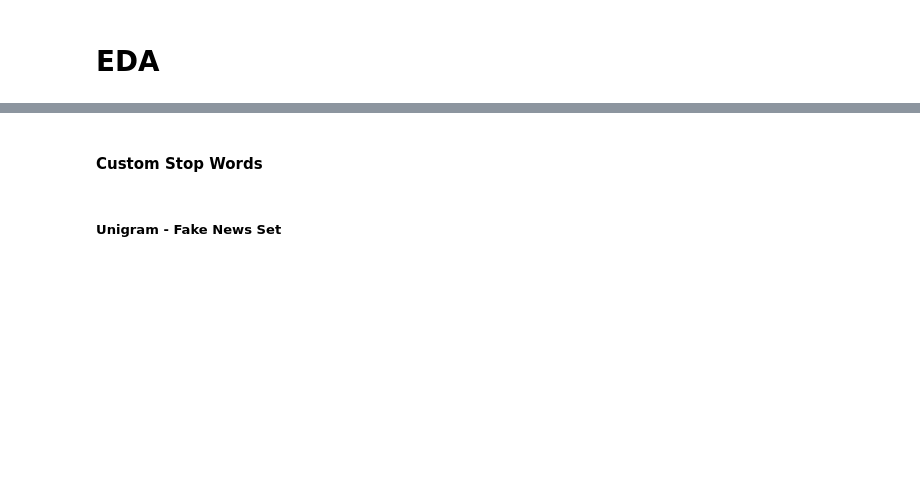
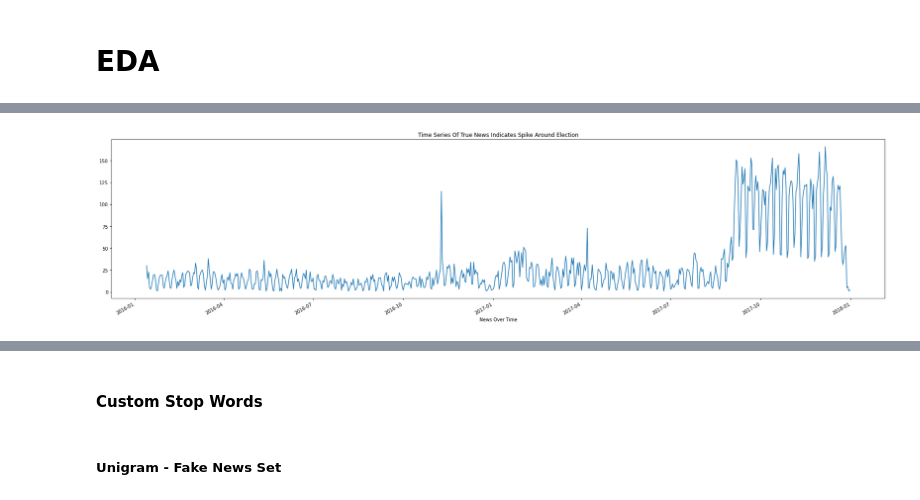
Before and after one commit to KPMask/The-East-West-Alliance, a Jupyter notebook: FakeNews.ipynb, the cells around one changed output, grey strips where cells are left out. Saved outputs shown, nothing was run; the diff lists cells and outputs as text; code cells hidden in the pictures; blank space fills up the shorter version.

```diff
--- a/FakeNews.ipynb
+++ b/FakeNews.ipynb
@@ -89,0 +388,4 @@ Full_df
+# %%
+time_plots(Full_df.loc[Full_df['target']==0,:], title='Time Series Of True News Indicates Spike Around Election')
+# %% [output]
+[figure, added]
```
Also changed, not shown: parts of 135 cells of this notebook.
